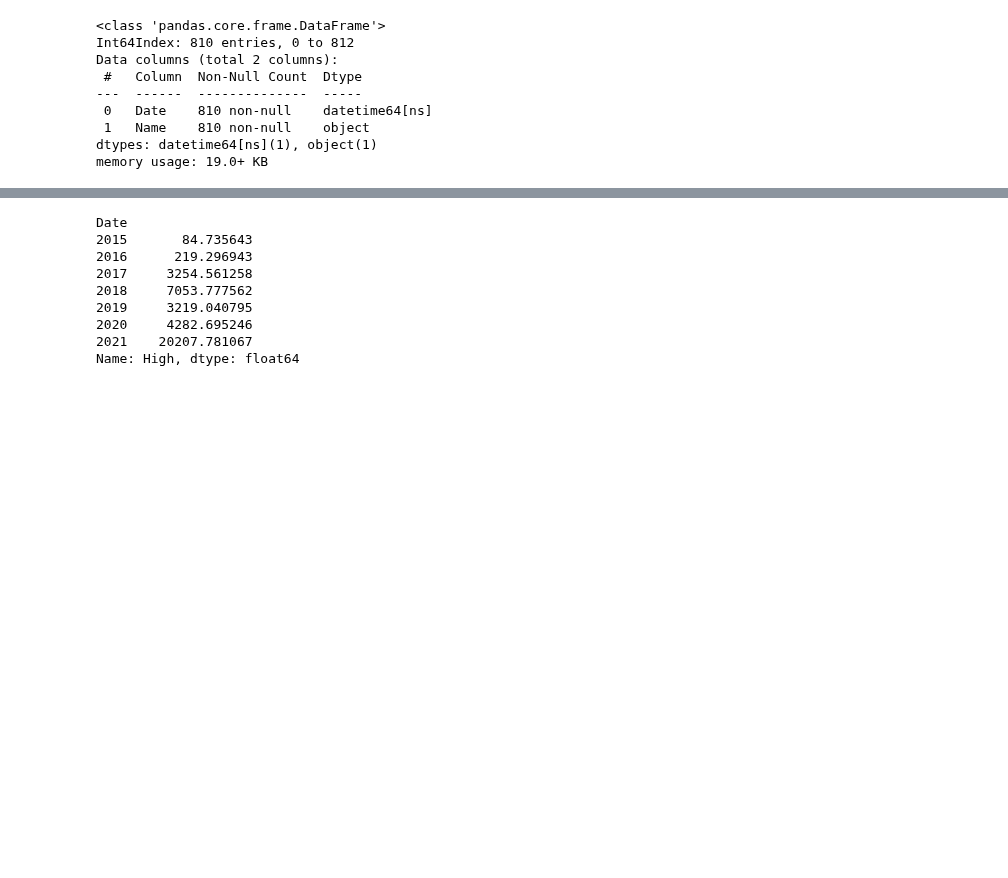
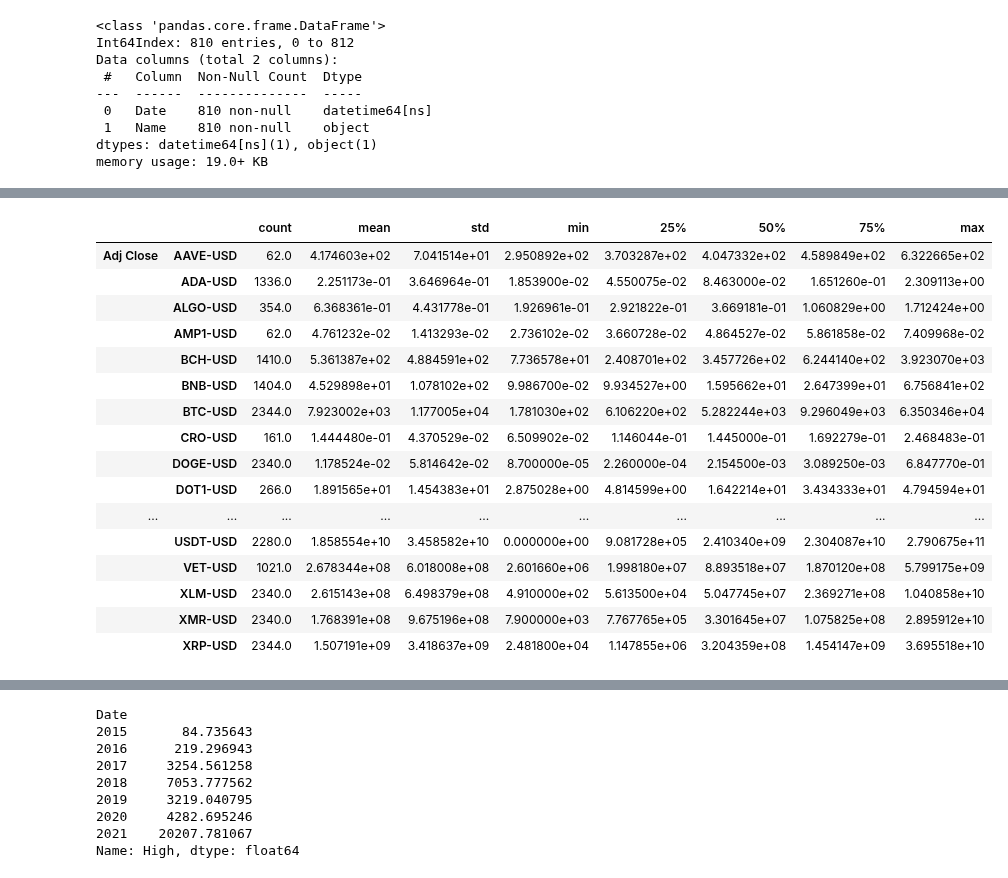
Before and after one commit to kenneykwan/Springboard, a Jupyter notebook: Capstone2-CCI30Index/Capstone2 -CCI30Index Data Wrangling.ipynb, the cells around one changed output, grey strips where cells are left out. Saved outputs shown, nothing was run; the diff lists cells and outputs as text; code cells hidden in the pictures; blank space fills up the shorter version.

```diff
--- a/Capstone2-CCI30Index/Capstone2 -CCI30Index Data Wrangling.ipynb
+++ b/Capstone2-CCI30Index/Capstone2 -CCI30Index Data Wrangling.ipynb
@@ -256,0 +234,39 @@ memory usage: 19.0+ KB
+# %%
+stock = ['BTC-USD',
+        'ETH-USD',
+        'USDT-USD',
+        'BNB-USD',
+        'ADA-USD',
+        'DOGE-USD',
+        'XRP-USD',
+        'USDC-USD',
+        'DOT1-USD',
+        'HEX-USD',
+        'UNI3-USD',
+        'BCH-USD',
+        'LTC-USD',
+        'SOL1-USD',
+        'LINK-USD',
+        'MATIC-USD',
+        'THETA-USD',
+        'XLM-USD',
+        'VET-USD',
+        'ETC-USD',
+        'TRX-USD',
+        'ICP1-USD',
+        'FIL-USD',
+        'XMR-USD',
+        'EOS-USD',
+        'AMP1-USD',
+        'AAVE-USD',
+        'SHIB-USD',
+        'ALGO-USD',
+        'CRO-USD'
+]
+
+start = datetime.datetime(2015,1,1)
+end = datetime.datetime(2021,6,1)
+
+sp = yf.download(stock,start = start, end = end, interval = '1d')
+pd.set_option('display.max_rows',180)
+pd.set_option('display.max_columns',180)
@@ -257,3 +295,24 @@ memory usage: 19.0+ KB
+# %%
+
+sp.describe().T
+# %% [output]
+|  |  | count | mean | std | min | 25% | 50% | 75% | max |
+| Adj Close | AAVE-USD | 62.0 | 4.174603e+02 | 7.041514e+01 | 2.950892e+02 | 3.703287e+02 | 4.047332e+02 | 4.589849e+02 | 6.322665e+02 |
+|  | ADA-USD | 1336.0 | 2.251173e-01 | 3.646964e-01 | 1.853900e-02 | 4.550075e-02 | 8.463000e-02 | 1.651260e-01 | 2.309113e+00 |
+|  | ALGO-USD | 354.0 | 6.368361e-01 | 4.431778e-01 | 1.926961e-01 | 2.921822e-01 | 3.669181e-01 | 1.060829e+00 | 1.712424e+00 |
+|  | AMP1-USD | 62.0 | 4.761232e-02 | 1.413293e-02 | 2.736102e-02 | 3.660728e-02 | 4.864527e-02 | 5.861858e-02 | 7.409968e-02 |
+|  | BCH-USD | 1410.0 | 5.361387e+02 | 4.884591e+02 | 7.736578e+01 | 2.408701e+02 | 3.457726e+02 | 6.244140e+02 | 3.923070e+03 |
+|  | BNB-USD | 1404.0 | 4.529898e+01 | 1.078102e+02 | 9.986700e-02 | 9.934527e+00 | 1.595662e+01 | 2.647399e+01 | 6.756841e+02 |
+|  | BTC-USD | 2344.0 | 7.923002e+03 | 1.177005e+04 | 1.781030e+02 | 6.106220e+02 | 5.282244e+03 | 9.296049e+03 | 6.350346e+04 |
+|  | CRO-USD | 161.0 | 1.444480e-01 | 4.370529e-02 | 6.509902e-02 | 1.146044e-01 | 1.445000e-01 | 1.692279e-01 | 2.468483e-01 |
+|  | DOGE-USD | 2340.0 | 1.178524e-02 | 5.814642e-02 | 8.700000e-05 | 2.260000e-04 | 2.154500e-03 | 3.089250e-03 | 6.847770e-01 |
+|  | DOT1-USD | 266.0 | 1.891565e+01 | 1.454383e+01 | 2.875028e+00 | 4.814599e+00 | 1.642214e+01 | 3.434333e+01 | 4.794594e+01 |
+| ... | ... | ... | ... | ... | ... | ... | ... | ... | ... |
+|  | USDT-USD | 2280.0 | 1.858554e+10 | 3.458582e+10 | 0.000000e+00 | 9.081728e+05 | 2.410340e+09 | 2.304087e+10 | 2.790675e+11 |
+|  | VET-USD | 1021.0 | 2.678344e+08 | 6.018008e+08 | 2.601660e+06 | 1.998180e+07 | 8.893518e+07 | 1.870120e+08 | 5.799175e+09 |
+|  | XLM-USD | 2340.0 | 2.615143e+08 | 6.498379e+08 | 4.910000e+02 | 5.613500e+04 | 5.047745e+07 | 2.369271e+08 | 1.040858e+10 |
+|  | XMR-USD | 2340.0 | 1.768391e+08 | 9.675196e+08 | 7.900000e+03 | 7.767765e+05 | 3.301645e+07 | 1.075825e+08 | 2.895912e+10 |
+|  | XRP-USD | 2344.0 | 1.507191e+09 | 3.418637e+09 | 2.481800e+04 | 1.147855e+06 | 3.204359e+08 | 1.454147e+09 | 3.695518e+10 |
 # %%
 #Descriptive statistics on tables
 ccdata
```
Also changed, not shown: parts of 14 cells of this notebook.
